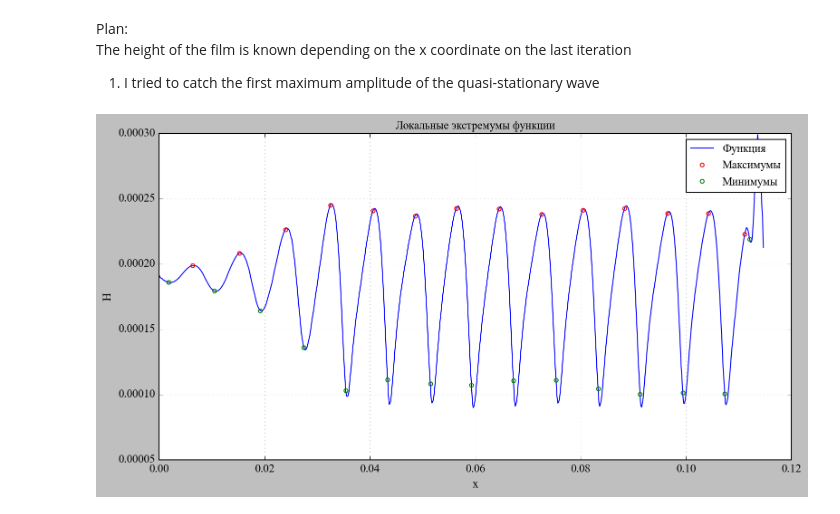
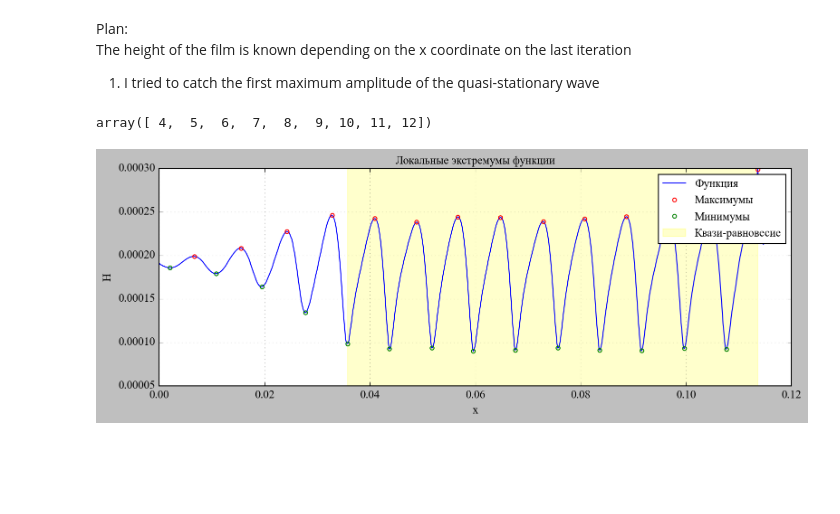
Before and after one commit to UlyanaGru/Fourier, a Jupyter notebook: v2_mesh1.ipynb, the cells around one changed output. Cells and saved outputs as stored; diff of their text form; code cells hidden in the pictures; blank space fills up the shorter version.

Commit message:
quasi-equlibrium

```diff
--- a/v2_mesh1.ipynb
+++ b/v2_mesh1.ipynb
@@ -357,25 +357,37 @@ data_fx = pd.read_csv(file_path_fx, sep=r'\s+', skiprows=1, header=None, names=[
 # %%
 def new_func(data):
     """
-    Find maximun and minimum of f(x),
+    Find maximun and minimum of f(x), apmlitudes (std, mean) on quasi-equilibrium
     """
-
+    #maximun and minimum of f(x)
     dh = np.diff(data["H,m"])
     min_hi = np.where((dh[1:]>0) & (dh[:-1]<0))[0] + 1
     max_hi = np.where((dh[1:]<0) & (dh[:-1]>0))[0] + 1
-    return min_hi, max_hi
+    #apmlitudes
+    amplitudes = np.array(data["H,m"][max_hi]) - np.array(data["H,m"][min_hi])
+    treshold = 0.1
+    da = np.diff(amplitudes)
+    norm_da = np.abs(da)/np.abs(amplitudes)[:-1]
+    quasi = np.where(norm_da < treshold)[0]
+    return min_hi, max_hi, amplitudes, quasi
 # %%
-x_min, x_max = new_func(data_fx)
+x_min, x_max, amplitudes, quasi = new_func(data_fx)
+# %%
+quasi
+# %% [output]
+array([ 4,  5,  6,  7,  8,  9, 10, 11, 12])
 # %%
-plt.figure(figsize=(12, 6))
+plt.figure(figsize=(12, 4))
 plt.plot(data_fx["x,m"], data_fx["H,m"], 'b-', label='Функция', linewidth=1)
 plt.plot(data_fx["x,m"][x_max], data_fx["H,m"][x_max], 'ro', markersize=4, label='Максимумы')
 plt.plot(data_fx["x,m"][x_min], data_fx["H,m"][x_min], 'go', markersize=4, label='Минимумы')
+start_idx = quasi[0]
+plt.axvspan(data_fx["x,m"][x_min[start_idx]], data_fx["x,m"][x_max[-1]], alpha=0.2, color='yellow', label='Квази-равновесие')
 plt.xlabel('x')
 plt.ylabel('H')
 plt.legend()
 plt.grid(True, alpha=0.3)
 plt.title('Локальные экстремумы функции')
 plt.show()
 # %% [output]
-[figure, old version]
+[figure, new version]
```
